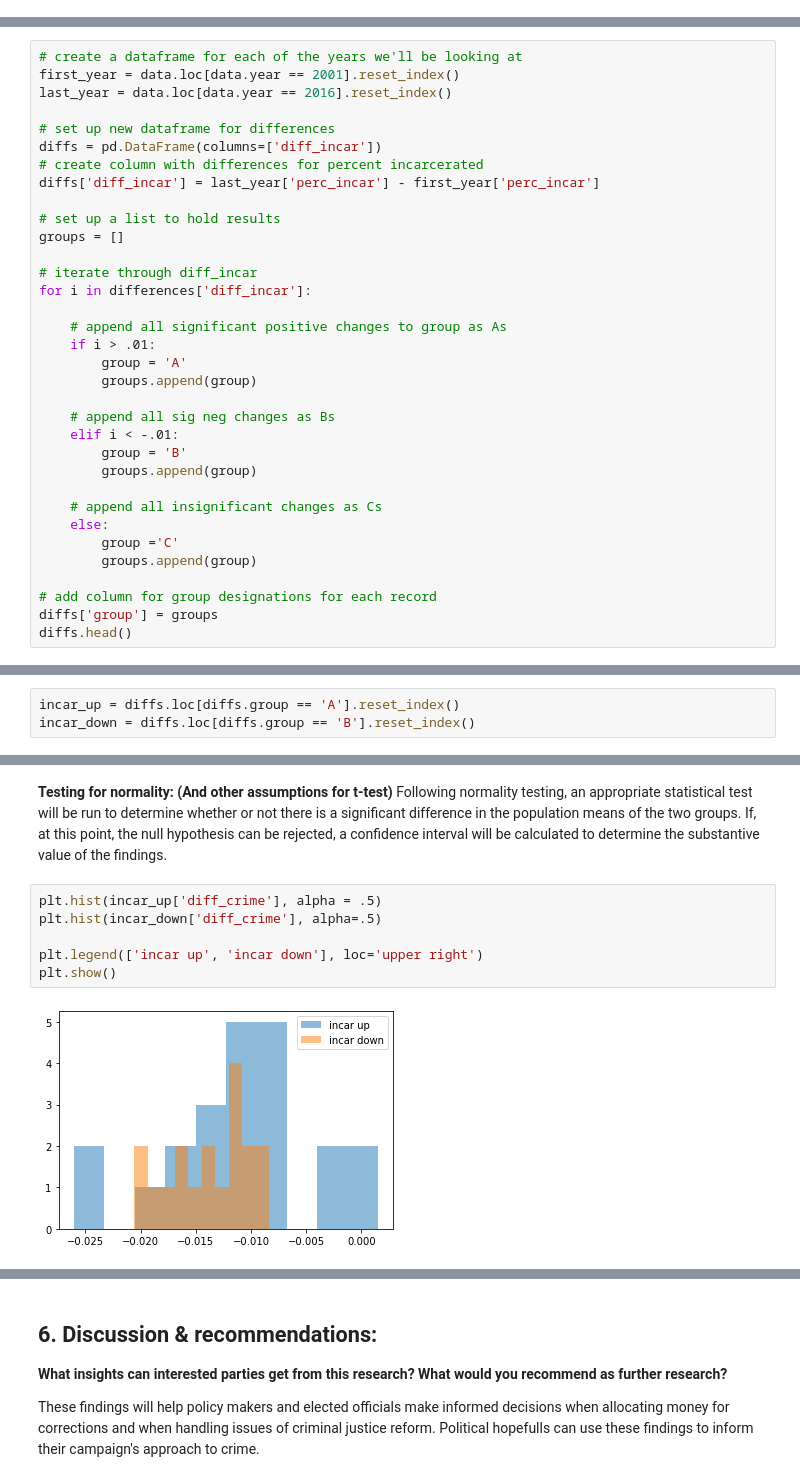
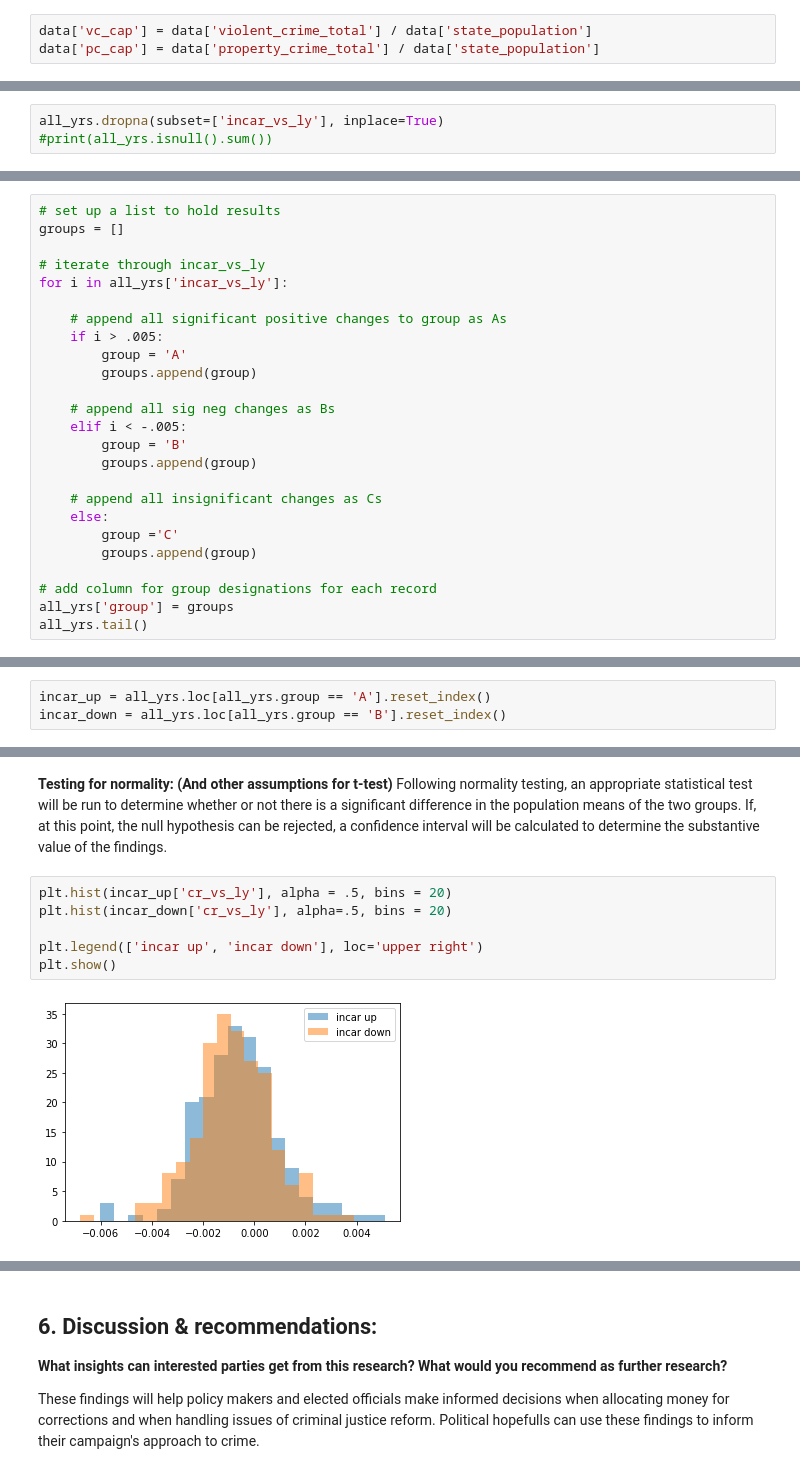
Before and after one commit to CateMerfeld/experimental_design_capstone, a Jupyter notebook: us_crime_and_incarceration.ipynb, the cells around one changed output, grey strips where cells are left out. Saved outputs shown, nothing was run; the diff lists cells and outputs as text.

```diff
--- a/us_crime_and_incarceration.ipynb
+++ b/us_crime_and_incarceration.ipynb
@@ -95,0 +97,3 @@ data.head()
+# %%
+data['vc_cap'] = data['violent_crime_total'] / data['state_population']
+data['pc_cap'] = data['property_crime_total'] / data['state_population']
@@ -122 +166,4 @@ dtype: int64
+# %%
+all_yrs.dropna(subset=['incar_vs_ly'], inplace=True)
+#print(all_yrs.isnull().sum())
 # %% [markdown]
@@ -124,26 +171,17 @@ Breaking the data down into two groups based on states that had increased vs. de
 # %%
-# create a dataframe for each of the years we'll be looking at
-first_year = data.loc[data.year == 2001].reset_index()
-last_year = data.loc[data.year == 2016].reset_index()
-
-# set up new dataframe for differences
-diffs = pd.DataFrame(columns=['diff_incar'])
-# create column with differences for percent incarcerated
-diffs['diff_incar'] = last_year['perc_incar'] - first_year['perc_incar']
-
 # set up a list to hold results
 groups = []
 
-# iterate through diff_incar
-for i in differences['diff_incar']:
+# iterate through incar_vs_ly
+for i in all_yrs['incar_vs_ly']:
 
     # append all significant positive changes to group as As
-    if i > .01:
+    if i > .005:
         group = 'A'
         groups.append(group)
 
     # append all sig neg changes as Bs
-    elif i < -.01:
+    elif i < -.005:
         group = 'B'
         groups.append(group)
 
@@ -153,6 +191,6 @@ for i in differences['diff_incar']:
         groups.append(group)
 
 # add column for group designations for each record
-diffs['group'] = groups
-diffs.head()
+all_yrs['group'] = groups
+all_yrs.tail()
 # %% [output]
@@ -179,3 +214,3 @@ Creating a dataframe for each group
 # %%
-incar_up = diffs.loc[diffs.group == 'A'].reset_index()
-incar_down = diffs.loc[diffs.group == 'B'].reset_index()
+incar_up = all_yrs.loc[all_yrs.group == 'A'].reset_index()
+incar_down = all_yrs.loc[all_yrs.group == 'B'].reset_index()
@@ -185,10 +218,10 @@ Since we only have about 20 entries for each group, creating a sampling distribu
 **Testing for normality: (And other assumptions for t-test)**
  Following normality testing, an appropriate statistical test will be run to determine whether or not there is a significant difference in the population means of the two groups. If, at this point, the null hypothesis can be rejected, a confidence interval will be calculated to determine the substantive value of the findings.
 # %%
-plt.hist(incar_up['diff_crime'], alpha = .5)
-plt.hist(incar_down['diff_crime'], alpha=.5)
+plt.hist(incar_up['cr_vs_ly'], alpha = .5, bins = 20)
+plt.hist(incar_down['cr_vs_ly'], alpha=.5, bins = 20)
 
 plt.legend(['incar up', 'incar down'], loc='upper right')
 plt.show()
 # %% [output]
-[figure, old version]
+[figure, new version]
```
Also changed, not shown: parts of 50 cells of this notebook.
